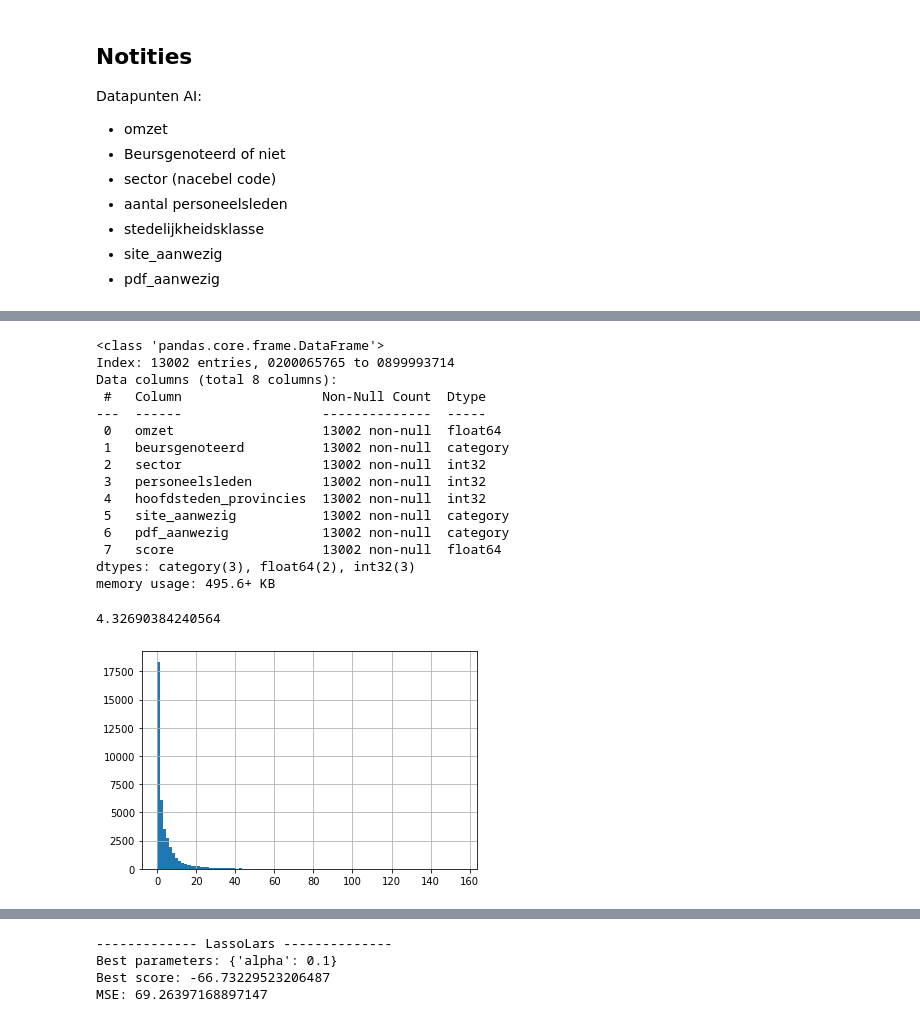
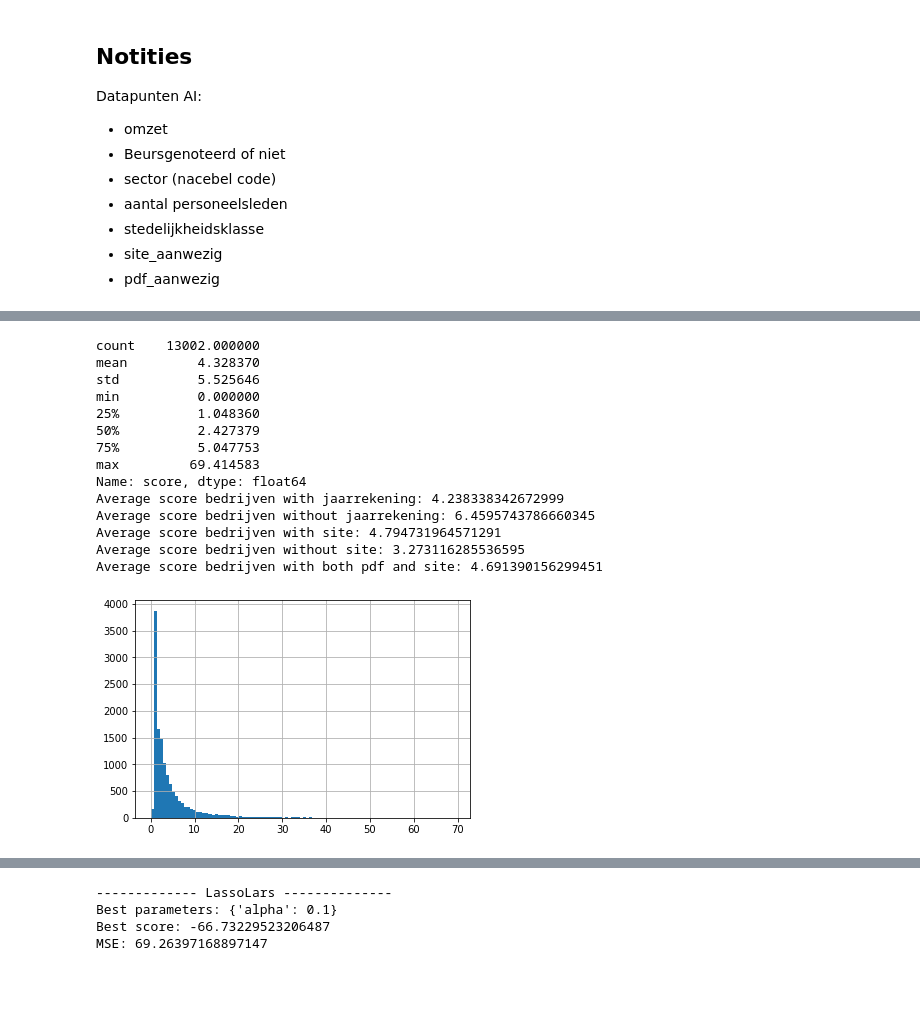
Before and after one commit to BrechtDeSchryver/DEP2G02, a Jupyter notebook: scripts/ml_model.ipynb, the cells around one changed output, grey strips where cells are left out. Drawn from its saved outputs; the diff is of its cells as text; code cells hidden in the pictures; blank space fills up the shorter version.

```diff
--- a/scripts/ml_model.ipynb
+++ b/scripts/ml_model.ipynb
@@ -189,35 +171,43 @@ score            0.101742         0.099027  1.000000
-# %%
-dataframe.info()
-# %% [output]
-<class 'pandas.core.frame.DataFrame'>
-Index: 13002 entries, 0200065765 to 0899993714
-Data columns (total 8 columns):
- #   Column                  Non-Null Count  Dtype
----  ------                  --------------  -----
- 0   omzet                   13002 non-null  float64
- 1   beursgenoteerd          13002 non-null  category
- 2   sector                  13002 non-null  int32
- 3   personeelsleden         13002 non-null  int32
- 4   hoofdsteden_provincies  13002 non-null  int32
- 5   site_aanwezig           13002 non-null  category
- 6   pdf_aanwezig            13002 non-null  category
- 7   score                   13002 non-null  float64
-dtypes: category(3), float64(2), int32(3)
-memory usage: 495.6+ KB
-# %%
-# plot distribution of score
-dataframe["score"].describe()
-# plot a detailed histogram
-dataframe["score"].hist(bins=100)
-
-# print 10 most common scores
-dataframe["score"].value_counts().head(10)
-
-# print mean score
-dataframe["score"].mean()
-# %% [output]
-4.32690384240564
-[figure, removed]
+# %%
+print(dataframe["score"].describe())
+# plot a detailed histogram
+dataframe["score"].hist(bins=100)
+
+# print 10 most common scores
+dataframe["score"].value_counts().head(10)
+
+# print mean score
+dataframe["score"].mean()
+
+# where are 75% of the scores
+dataframe["score"].quantile(0.75)
+
+# average score of companies with that have pdf
+print(f"Average score bedrijven with jaarrekening: {dataframe[dataframe['pdf_aanwezig'] == 1]['score'].mean()}")
+print(f"Average score bedrijven without jaarrekening: {dataframe[dataframe['pdf_aanwezig'] == 0]['score'].mean()}")
+
+# average score of companies with that have site
+print(f"Average score bedrijven with site: {dataframe[dataframe['site_aanwezig'] == 1]['score'].mean()}")
+print(f"Average score bedrijven without site: {dataframe[dataframe['site_aanwezig'] == 0]['score'].mean()}")
+
+# average score of companies with that have both pdf and site
+print(f"Average score bedrijven with both pdf and site: {dataframe[(dataframe['pdf_aanwezig'] == 1) & (dataframe['site_aanwezig'] == 1)]['score'].mean()}")
+# %% [output]
+count    13002.000000
+mean         4.328370
+std          5.525646
+min          0.000000
+25%          1.048360
+50%          2.427379
+75%          5.047753
+max         69.414583
+Name: score, dtype: float64
+Average score bedrijven with jaarrekening: 4.238338342672999
+Average score bedrijven without jaarrekening: 6.4595743786660345
+Average score bedrijven with site: 4.794731964571291
+Average score bedrijven without site: 3.273116285536595
+Average score bedrijven with both pdf and site: 4.691390156299451
+[figure, added]
 # %% [markdown]
 ![white box ml modellen](https://drek4537l1klr.cloudfront.net/thampi/HighResolutionFigures/figure_2-2.png)
 # %%
```
Also changed, not shown: parts of 27 cells of this notebook.
